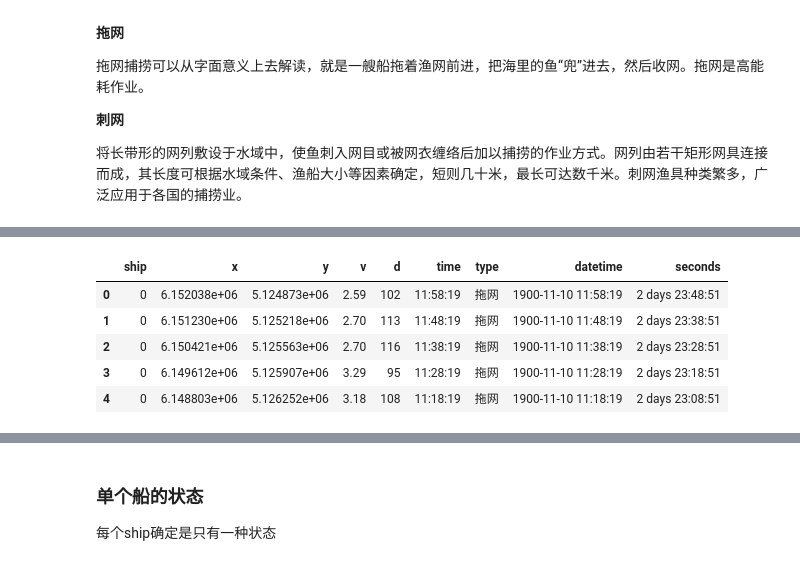
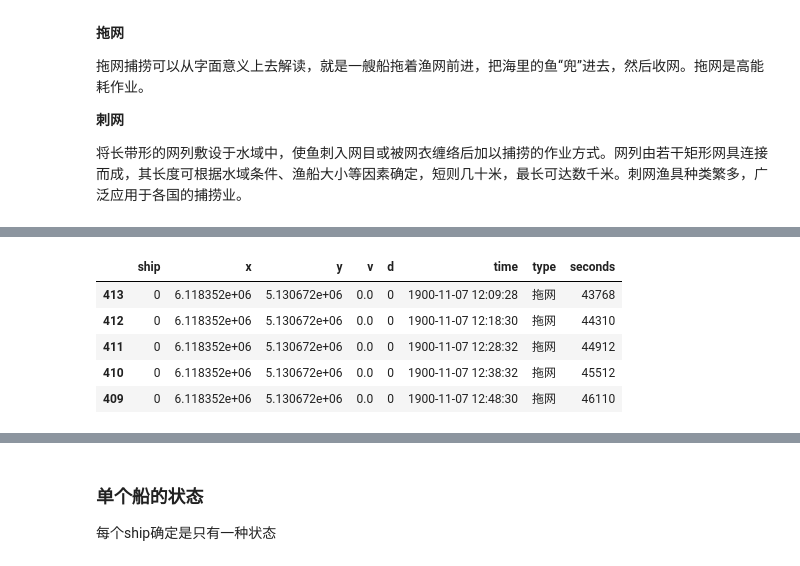
Before and after one commit to xzz666/tianchi_ship_2019, a Jupyter notebook: working/101_eda.ipynb, the cells around one changed output, grey strips where cells are left out. Cells and saved outputs as stored; diff of their text form; code cells hidden in the pictures.

```diff
--- a/working/101_eda.ipynb
+++ b/working/101_eda.ipynb
@@ -31,7 +31,7 @@ warnings.filterwarnings('ignore')
 
 将长带形的网列敷设于水域中，使鱼刺入网目或被网衣缠络后加以捕捞的作业方式。网列由若干矩形网具连接而成，其长度可根据水域条件、渔船大小等因素确定，短则几十米，最长可达数千米。刺网渔具种类繁多，广泛应用于各国的捕捞业。
 # %%
-train = pd.read_hdf('C:/Users/f3107/Desktop/hy_data/train.h5')
+train = pd.read_hdf('C:/Users/f3107/Desktop/hy_data/train_descending.h5')
 # %%
 train['time'] = pd.to_datetime(train['time'], format='%m%d %H:%M:%S')
 # %%
@@ -52,5 +45,0 @@ len(train)
-# %%
-train['seconds'] = 0
-
-
-a['seconds'] = a['datetime'] - a.at[len(a)-1,'datetime']
@@ -61,9 +46,15 @@ Timestamp('1900-11-07 12:09:28')
+# %%
+#取所有船的的时间戳最小值 Timestamp('1900-10-28 00:00:02') - Timestamp('1900-11-23 23:59:59')
+a = pd.Timestamp('1900-10-28 00:00:00')
+# %%
+train['seconds'] = train['time'] - a
+train['seconds'] = train['seconds'].dt.seconds
 # %%
-a.head()
+train.head()
 # %% [output]
-|  | ship | x | y | v | d | time | type | datetime | seconds |
-| 0 | 0 | 6.152038e+06 | 5.124873e+06 | 2.59 | 102 | 11:58:19 | 拖网 | 1900-11-10 11:58:19 | 2 days 23:48:51 |
-| 1 | 0 | 6.151230e+06 | 5.125218e+06 | 2.70 | 113 | 11:48:19 | 拖网 | 1900-11-10 11:48:19 | 2 days 23:38:51 |
-| 2 | 0 | 6.150421e+06 | 5.125563e+06 | 2.70 | 116 | 11:38:19 | 拖网 | 1900-11-10 11:38:19 | 2 days 23:28:51 |
-| 3 | 0 | 6.149612e+06 | 5.125907e+06 | 3.29 | 95 | 11:28:19 | 拖网 | 1900-11-10 11:28:19 | 2 days 23:18:51 |
-| 4 | 0 | 6.148803e+06 | 5.126252e+06 | 3.18 | 108 | 11:18:19 | 拖网 | 1900-11-10 11:18:19 | 2 days 23:08:51 |
+|  | ship | x | y | v | d | time | type | seconds |
+| 413 | 0 | 6.118352e+06 | 5.130672e+06 | 0.0 | 0 | 1900-11-07 12:09:28 | 拖网 | 43768 |
+| 412 | 0 | 6.118352e+06 | 5.130672e+06 | 0.0 | 0 | 1900-11-07 12:18:30 | 拖网 | 44310 |
+| 411 | 0 | 6.118352e+06 | 5.130672e+06 | 0.0 | 0 | 1900-11-07 12:28:32 | 拖网 | 44912 |
+| 410 | 0 | 6.118352e+06 | 5.130672e+06 | 0.0 | 0 | 1900-11-07 12:38:32 | 拖网 | 45512 |
+| 409 | 0 | 6.118352e+06 | 5.130672e+06 | 0.0 | 0 | 1900-11-07 12:48:30 | 拖网 | 46110 |
```
Also changed, not shown: parts of 6 cells of this notebook, 1 other file.
